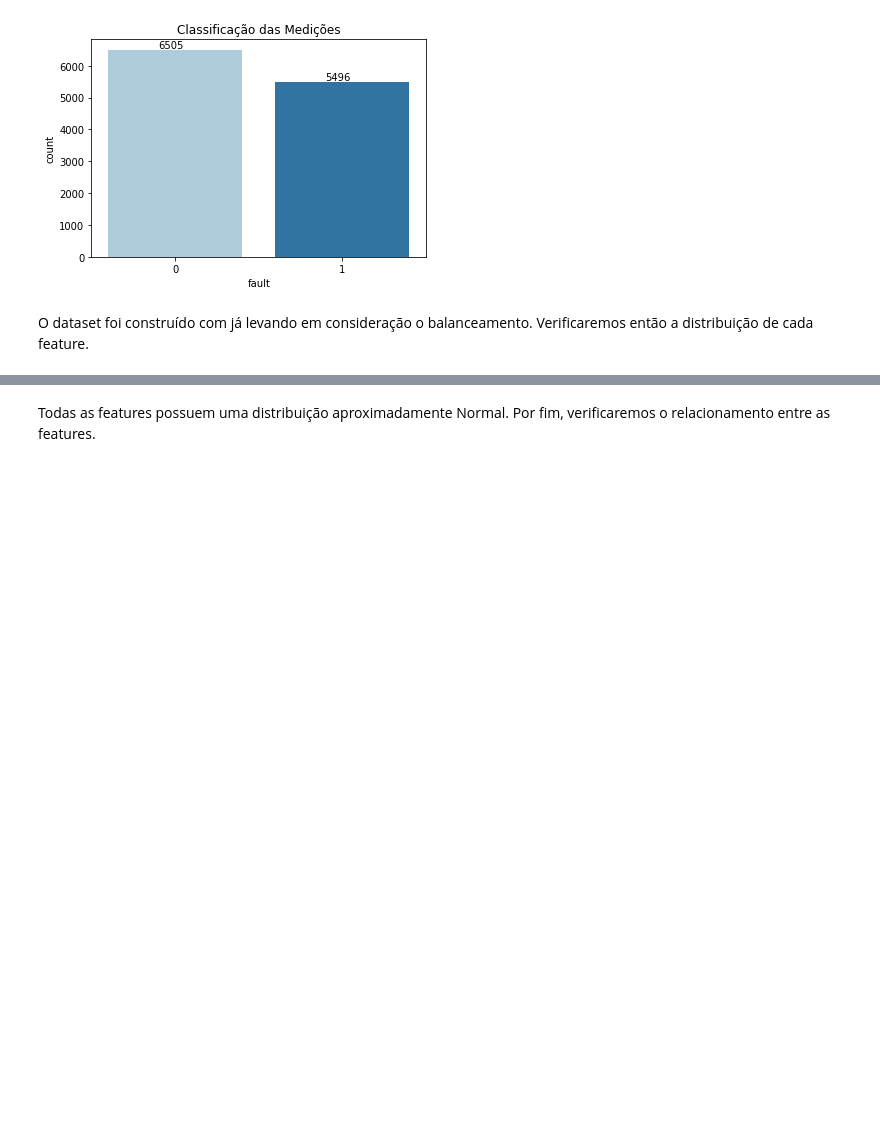
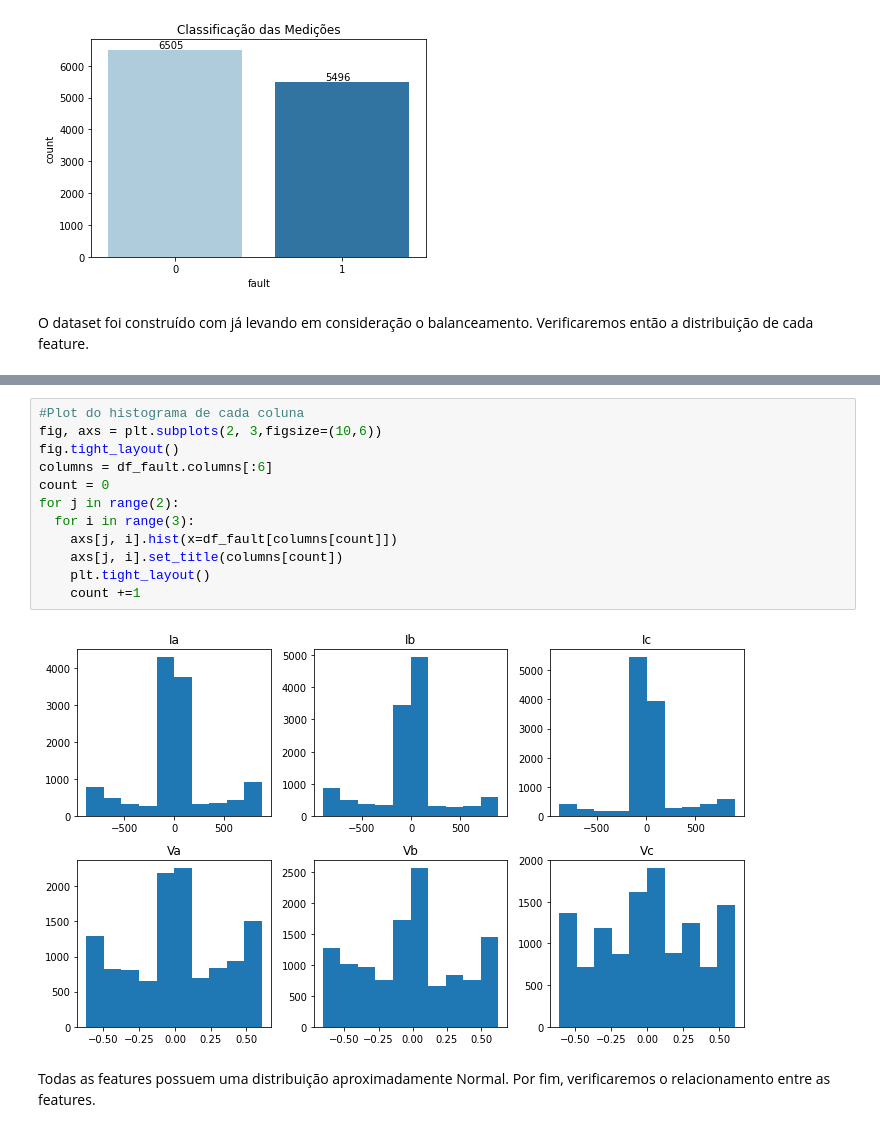
Before and after one commit to romerofernandes/class_fault, a Jupyter notebook: class_fault.ipynb, the cells around one changed output, grey strips where cells are left out. Cells and saved outputs as stored; diff of their text form; blank space fills up the shorter version.

```diff
--- a/class_fault.ipynb
+++ b/class_fault.ipynb
@@ -187,3 +173,17 @@ for column in df_fault.columns[:6]:
+# %%
+#Plot do histograma de cada coluna
+fig, axs = plt.subplots(2, 3,figsize=(10,6))
+fig.tight_layout()
+columns = df_fault.columns[:6]
+count = 0
+for j in range(2):
+  for i in range(3):
+    axs[j, i].hist(x=df_fault[columns[count]])
+    axs[j, i].set_title(columns[count])
+    plt.tight_layout()
+    count +=1
+# %% [output]
+[figure, added]
 # %% [markdown]
 Todas as features possuem uma distribuição aproximadamente Normal. Por fim, verificaremos o relacionamento entre as features.
 # %%
```
Also changed, not shown: parts of 1 cell of this notebook.
